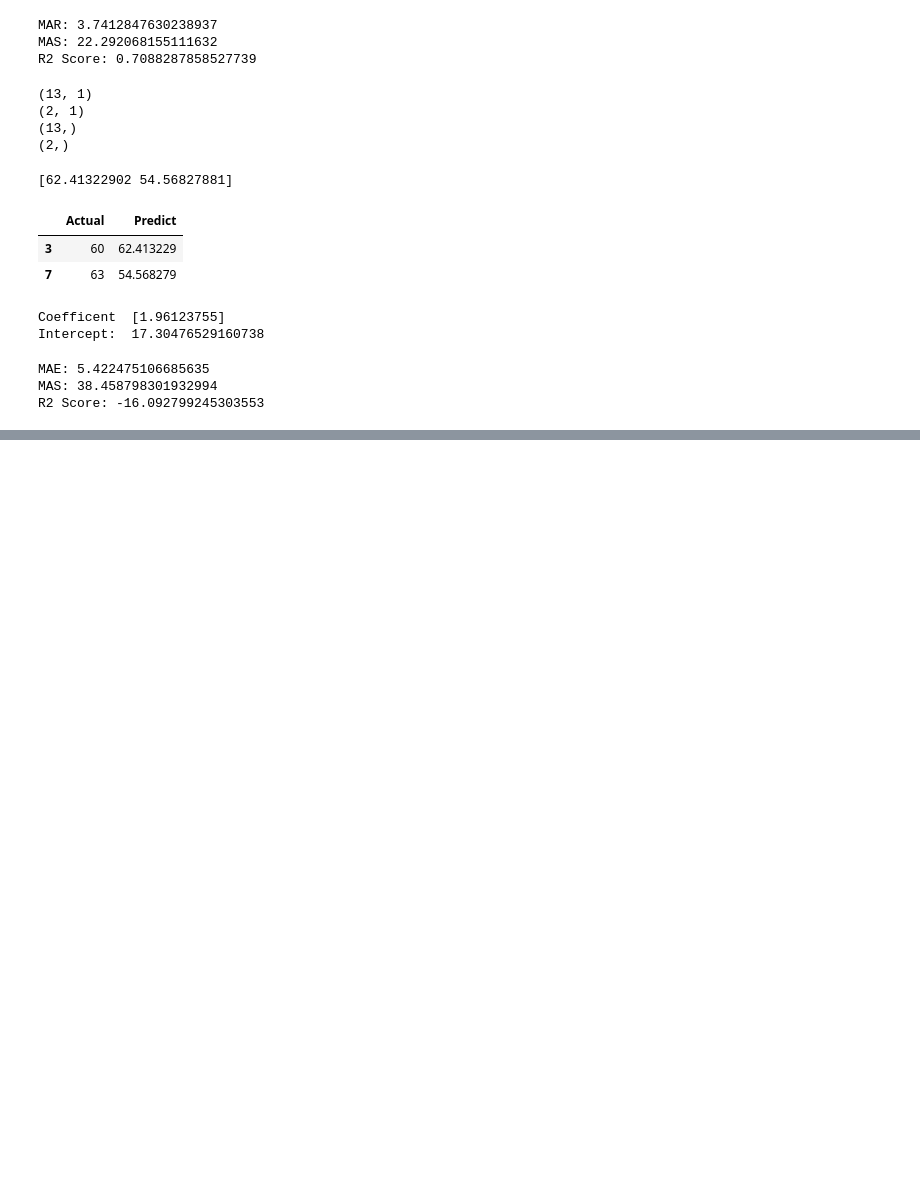
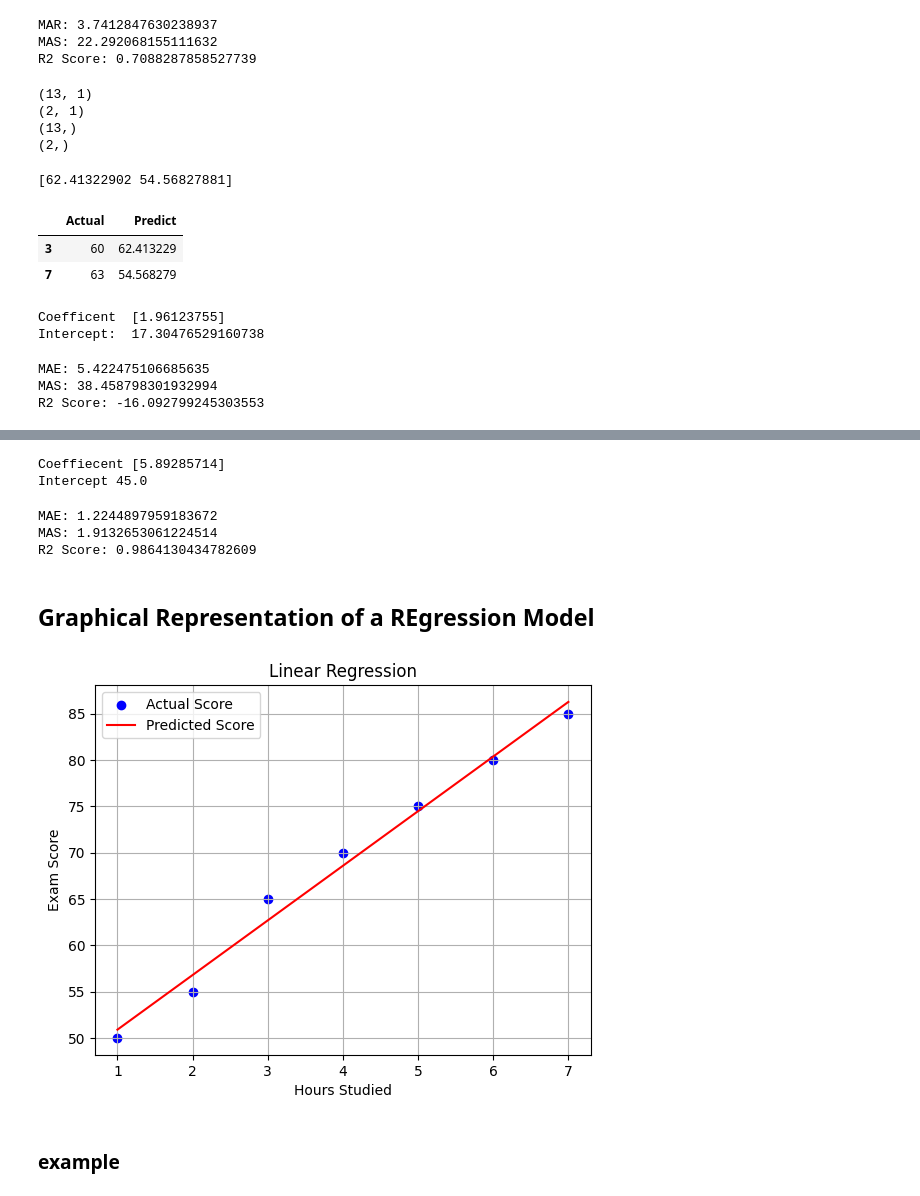
Before and after one commit to koffandaff/Python-2, a Jupyter notebook: T2/Ch4/Notes/Dhruvil/ch4.ipynb, the cells around one changed output, grey strips where cells are left out. Cells and saved outputs as stored; diff of their text form; code cells hidden in the pictures; blank space fills up the shorter version.

```diff
--- a/T2/Ch4/Notes/Dhruvil/ch4.ipynb
+++ b/T2/Ch4/Notes/Dhruvil/ch4.ipynb
@@ -150,0 +153,7 @@ R2 Score: -16.092799245303553
+# %%
+import pandas as pd
+import numpy as np
+
+df = pd.DataFrame({'Hours Studied': [1,2,3,4,5,6,7],
+                    'Exam Score': [50,55,65,70,75,80,85]})
+df
@@ -150,0 +200,10 @@ R2 Score: -16.092799245303553
+# %%
+x= df.iloc[:,0:1]
+y = df.iloc[:,-1]
+# %%
+from sklearn.linear_model import LinearRegression
+lr = LinearRegression()
+lr.fit(x,y)
+
+y_pred = lr.predict(x)
+print(y_pred)
@@ -150,0 +223,34 @@ R2 Score: -16.092799245303553
+# %%
+print('Coeffiecent',lr.coef_)
+print('Intercept',lr.intercept_)
+# %% [output]
+Coeffiecent [5.89285714]
+Intercept 45.0
+# %%
+# Metrics
+from sklearn import metrics as m
+
+print(f'MAE: {m.mean_absolute_error(y,y_pred)}')
+print(f'MAS: {m.mean_squared_error(y,y_pred)}')
+print(f'R2 Score: {m.r2_score(y,y_pred)}')
+# %% [output]
+MAE: 1.2244897959183672
+MAS: 1.9132653061224514
+R2 Score: 0.9864130434782609
+# %% [markdown]
+## Graphical Representation of a REgression Model
+# %%
+from sqlalchemy import label
+import matplotlib.pyplot as plt
+plt.scatter(x,y,color='blue',label='Actual Score')
+plt.plot(x,y_pred,color='red',label='Predicted Score')
+plt.xlabel('Hours Studied')
+plt.ylabel('Exam Score')
+plt.title('Linear Regression')
+plt.legend()
+plt.grid(True)
+plt.show()
+# %% [output]
+[figure, added]
+# %% [markdown]
+### example
```
Also changed, not shown: parts of 37 cells of this notebook, 2 other files.
